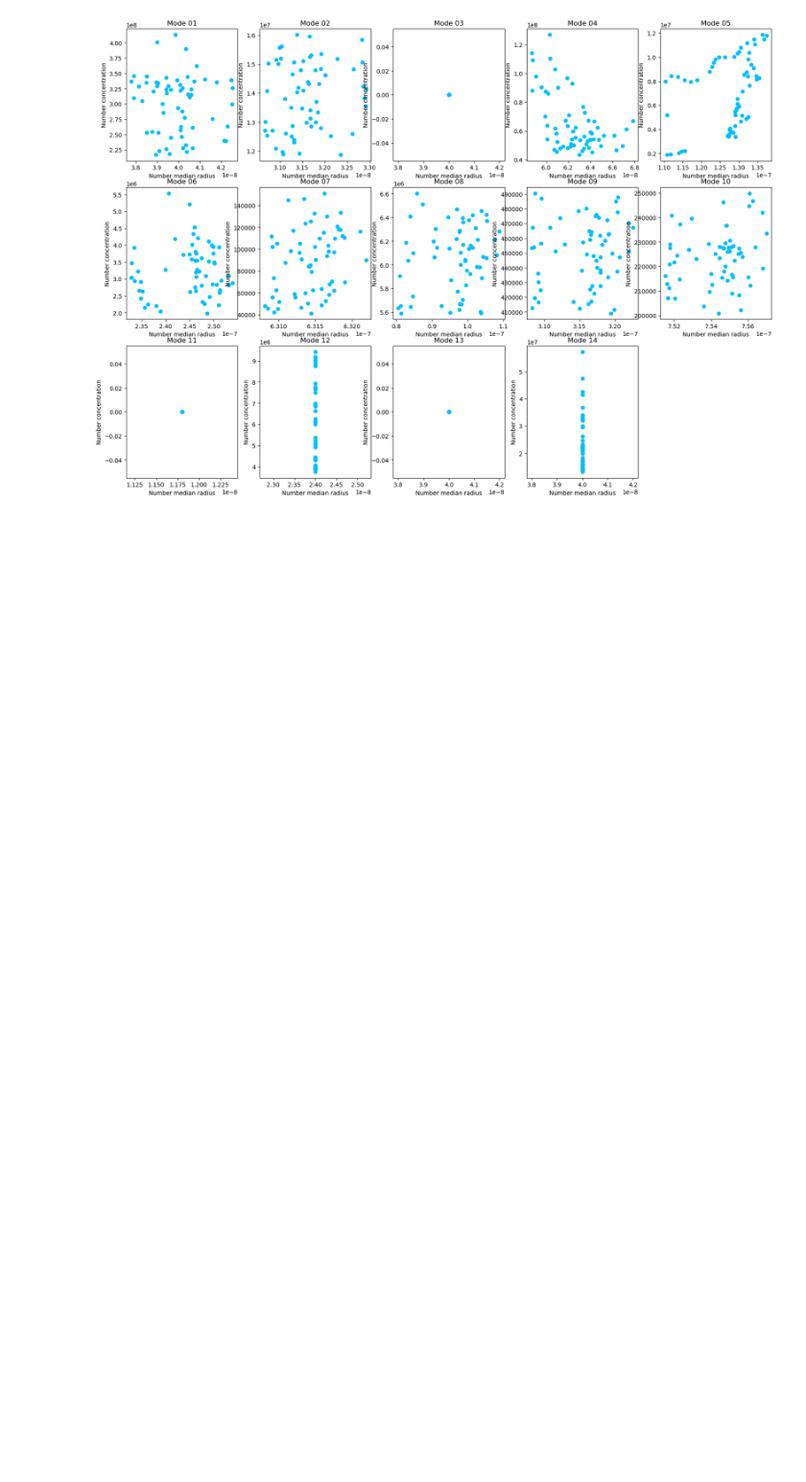
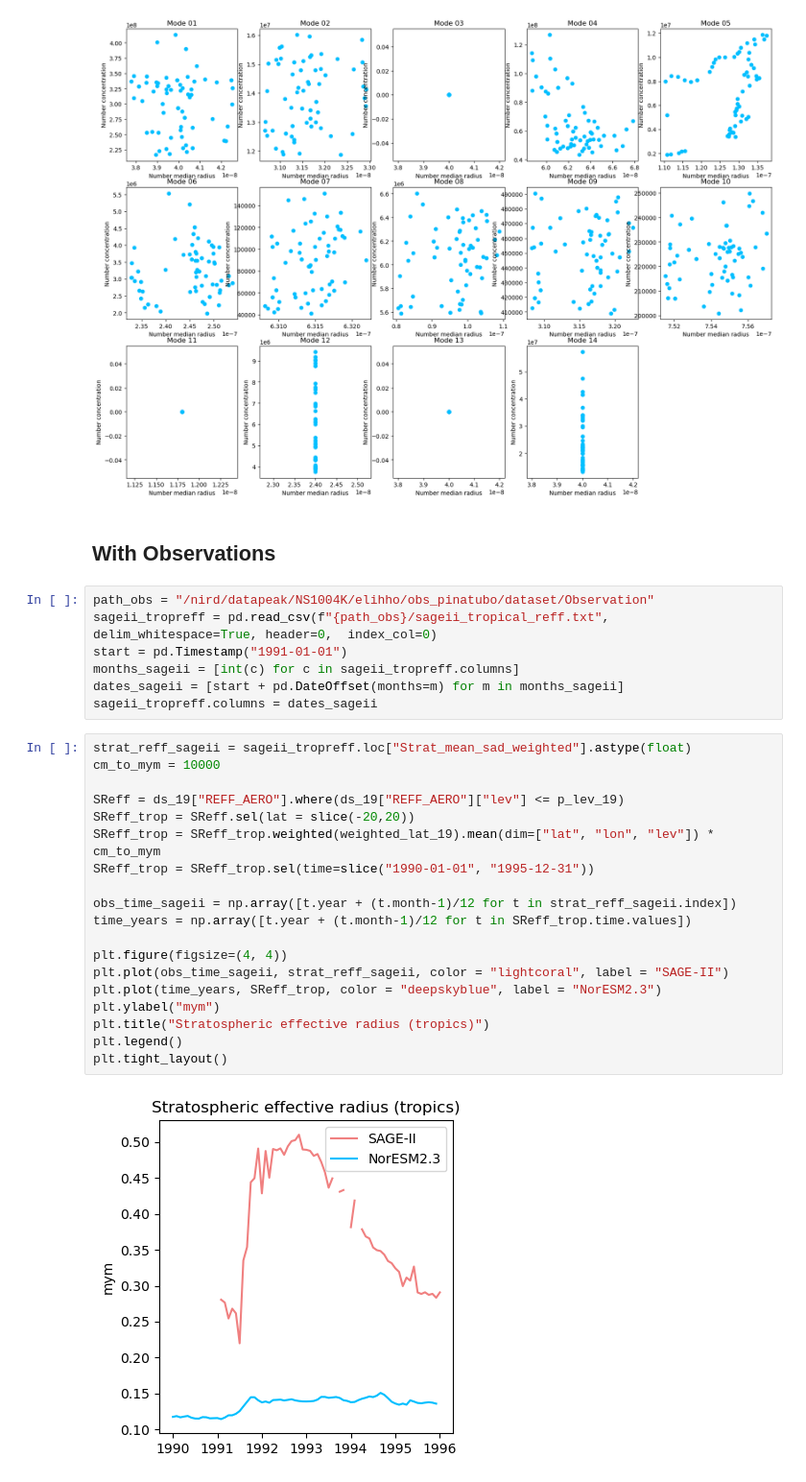
Before and after one commit to EliHHogemo/master_thesis, a Jupyter notebook: reff_plotting.ipynb, the cells around one changed output. Shown at 96% size. Cells and saved outputs as stored; diff of their text form; blank space fills up the shorter version.

```diff
--- a/reff_plotting.ipynb
+++ b/reff_plotting.ipynb
@@ -269,3 +325,33 @@ for j in range(i+1, 3*5):
 plt.show()
 # %% [output]
 [figure]
+# %% [markdown]
+## With Observations
+# %%
+path_obs = "/nird/datapeak/NS1004K/elihho/obs_pinatubo/dataset/Observation"
+sageii_tropreff = pd.read_csv(f"{path_obs}/sageii_tropical_reff.txt", delim_whitespace=True, header=0,  index_col=0)
+start = pd.Timestamp("1991-01-01")
+months_sageii = [int(c) for c in sageii_tropreff.columns]
+dates_sageii = [start + pd.DateOffset(months=m) for m in months_sageii]
+sageii_tropreff.columns = dates_sageii
+# %%
+strat_reff_sageii = sageii_tropreff.loc["Strat_mean_sad_weighted"].astype(float)
+cm_to_mym = 10000
+
+SReff = ds_19["REFF_AERO"].where(ds_19["REFF_AERO"]["lev"] <= p_lev_19)
+SReff_trop = SReff.sel(lat = slice(-20,20))
+SReff_trop = SReff_trop.weighted(weighted_lat_19).mean(dim=["lat", "lon", "lev"]) * cm_to_mym
+SReff_trop = SReff_trop.sel(time=slice("1990-01-01", "1995-12-31"))
+
+obs_time_sageii = np.array([t.year + (t.month-1)/12 for t in strat_reff_sageii.index])
+time_years = np.array([t.year + (t.month-1)/12 for t in SReff_trop.time.values])
+
+plt.figure(figsize=(4, 4))
+plt.plot(obs_time_sageii, strat_reff_sageii, color = "lightcoral", label = "SAGE-II")
+plt.plot(time_years, SReff_trop, color = "deepskyblue", label = "NorESM2.3")
+plt.ylabel("mym")
+plt.title("Stratospheric effective radius (tropics)")
+plt.legend()
+plt.tight_layout()
+# %% [output]
+[figure, added]
```
Also changed, not shown: parts of 7 cells of this notebook, 1 other file.
